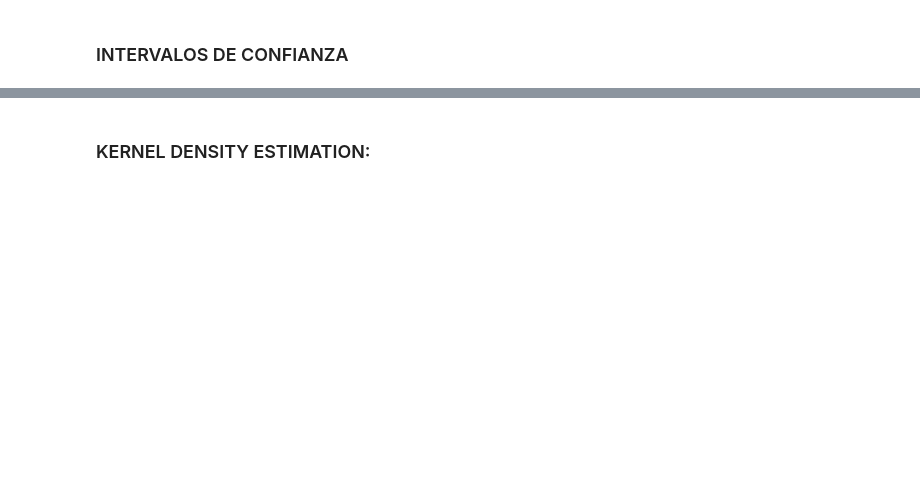
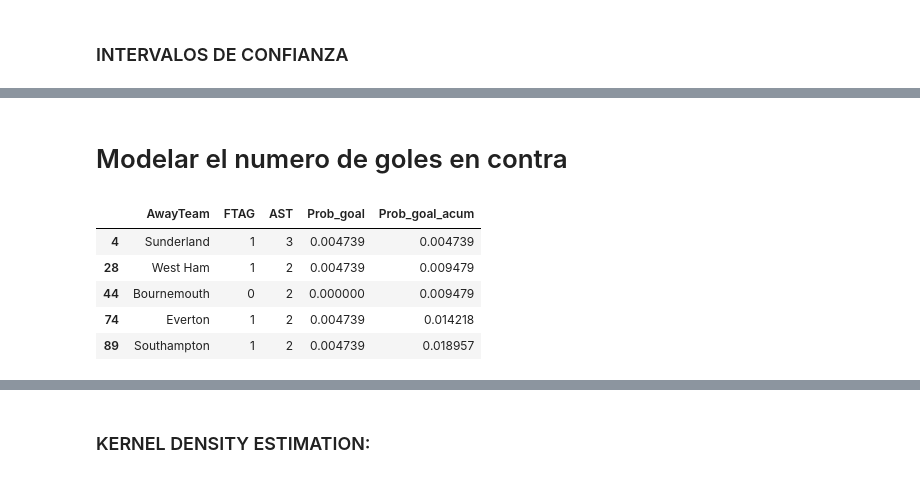
Before and after one commit to mariajosecanture/PROYECTO_SG_MJC, a Jupyter notebook: ProyectoModulo1_CantuM_GarciaS_GreenA-Copy1.ipynb, the cells around one changed output, grey strips where cells are left out. Drawn from its saved outputs; the diff is of its cells as text; code cells hidden in the pictures; blank space fills up the shorter version.

```diff
--- a/ProyectoModulo1_CantuM_GarciaS_GreenA-Copy1.ipynb
+++ b/ProyectoModulo1_CantuM_GarciaS_GreenA-Copy1.ipynb
@@ -367,0 +358,14 @@ print('Media calculada' ,np.mean(X))
+# %% [markdown]
+# Modelar el numero de goles en contra
+# %%
+data_FTAG_AST = datahome[['AwayTeam','FTAG','AST']]
+data_FTAG_AST['Prob_goal']=data_FTAG_AST['FTAG']/len(data_FTAG_AST)
+data_FTAG_AST['Prob_goal_acum']=data_FTAG_AST['Prob_goal'].cumsum()
+data_FTAG_AST.head()
+# %% [output]
+|  | AwayTeam | FTAG | AST | Prob_goal | Prob_goal_acum |
+| 4 | Sunderland | 1 | 3 | 0.004739 | 0.004739 |
+| 28 | West Ham | 1 | 2 | 0.004739 | 0.009479 |
+| 44 | Bournemouth | 0 | 2 | 0.000000 | 0.009479 |
+| 74 | Everton | 1 | 2 | 0.004739 | 0.014218 |
+| 89 | Southampton | 1 | 2 | 0.004739 | 0.018957 |
```
Also changed, not shown: parts of 29 cells of this notebook.
